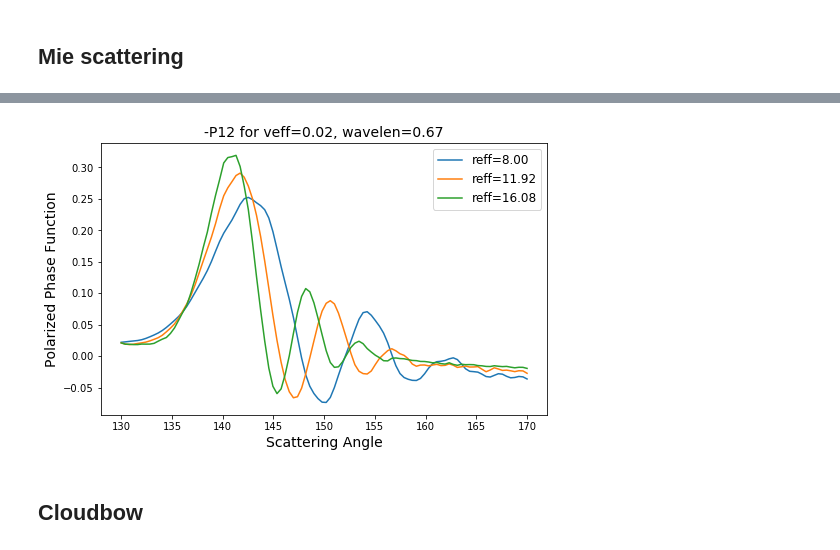
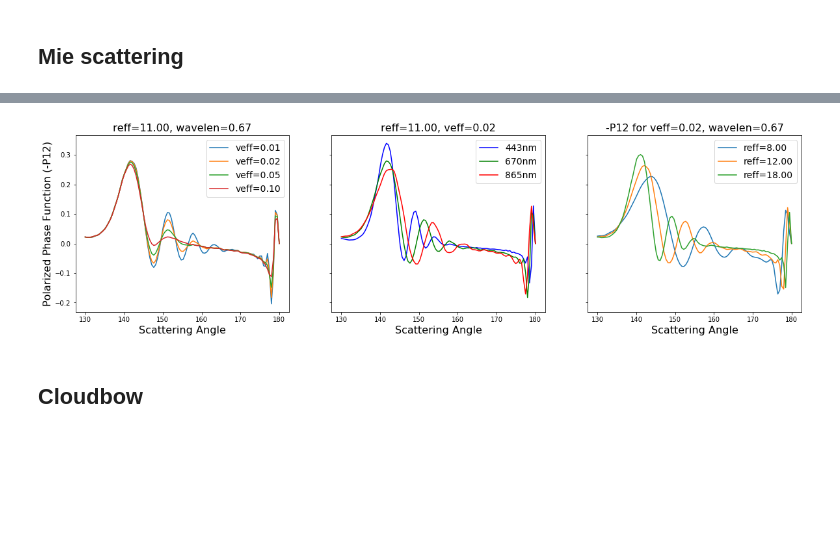
Before and after one commit to CloudTomography/AT3D, a Jupyter notebook: notebooks/Cloudbow Analysis.ipynb, the cells around one changed output, grey strips where cells are left out. Saved outputs shown, nothing was run; the diff lists cells and outputs as text; code cells hidden in the pictures; blank space fills up the shorter version.

```diff
--- a/notebooks/Cloudbow Analysis.ipynb
+++ b/notebooks/Cloudbow Analysis.ipynb
@@ -142,25 +69,49 @@ for j, wavelen in enumerate(wavelengths):
-# %%
-"""
-Plot polarized phase function for different wavelengths effective radii
-"""
-
-ve_index = find_nearest(veffs, 0.02)
-re_indices = [find_nearest(reffs, reff) for reff in [8.0, 12.0, 16.0]]
-wavelen_index = find_nearest(wavelengths, 0.67)
-
-angles = np.linspace(130, 170, 100)
-
-%matplotlib inline
-plt.figure(figsize=(8,5))
-for re_index in re_indices:
-    phase = -mie_tables[ve_index][wavelen_index].transform_wignerd_to_phase(re_index, 5, angles)
-    plt.plot(angles, phase, label='reff={:.2f}'.format(reffs[re_index]))
-    plt.title('-P12 for veff={:.2f}, wavelen={:.2f}'.format(veffs[ve_index], wavelengths[wavelen_index]), fontsize=14)
-    plt.legend(fontsize=12)
-    plt.xlabel('Scattering Angle', fontsize=14)
-    plt.ylabel('Polarized Phase Function', fontsize=14)
-# %% [output]
-[figure, removed]
+# %%
+"""
+Plot polarized Mie scattering (-P12) for different effective radius, variance and wavelengths
+"""
+
+angles = np.linspace(130, 180, 100)
+
+%matplotlib inline
+f, axes = plt.subplots(1,3,figsize=(20,5), sharey=True)
+# ------------ Scattering for different veff ------------- #
+reff = 11.0
+veffs = [0.01, 0.02, 0.05, 0.10]
+wavlength_index = 1
+wavelength = wavelengths[wavlength_index]
+for veff in veffs:
+    phase = -mie_tables[wavlength_index].get_angular_scattering(reff, veff, angles, phase_element=5)
+    axes[0].plot(angles, phase, label='veff={:.2f}'.format(veff))
+    axes[0].set_title('reff={:.2f}, wavelen={:.2f}'.format(reff, wavelength), fontsize=16)
+    axes[0].legend(fontsize=14)
+    axes[0].set_xlabel('Scattering Angle', fontsize=16)
+    axes[0].set_ylabel('Polarized Phase Function (-P12)', fontsize=16)
+
+
+# --------- Scattering for different wavelengths ---------- #
+colors = ['b', 'g', 'r']
+reff, veff = 11.0, 0.02
+for j, wavelength in enumerate(wavelengths):
+    phase = -mie_tables[j].get_angular_scattering(reff, veff, angles, phase_element=5)
+    axes[1].plot(angles, phase, label='{}nm'.format(int(wavelength*1000)), color=colors[j])
+    axes[1].set_title('reff={:.2f}, veff={:.2f}'.format(reff, veff), fontsize=16)
+    axes[1].legend(fontsize=14)
+    axes[1].set_xlabel('Scattering Angle', fontsize=16)
+
+# --------- Scattering for different reff ---------- #
+veff = 0.02
+reffs = [8.0, 12.0, 18.0]
+wavlength_index = 1
+wavelength = wavelengths[wavlength_index]
+for reff in reffs:
+    phase = -mie_tables[j].get_angular_scattering(reff, veff, angles, phase_element=5)
+    axes[2].plot(angles, phase, label='reff={:.2f}'.format(reff))
+    axes[2].set_title('-P12 for veff={:.2f}, wavelen={:.2f}'.format(veff, wavelength), fontsize=16)
+    axes[2].legend(fontsize=14)
+    axes[2].set_xlabel('Scattering Angle', fontsize=16)
+# %% [output]
+[figure, added]
 # %% [markdown]
 ## Cloudbow
 # %%
```
Also changed, not shown: parts of 8 cells of this notebook, 28 other files.
